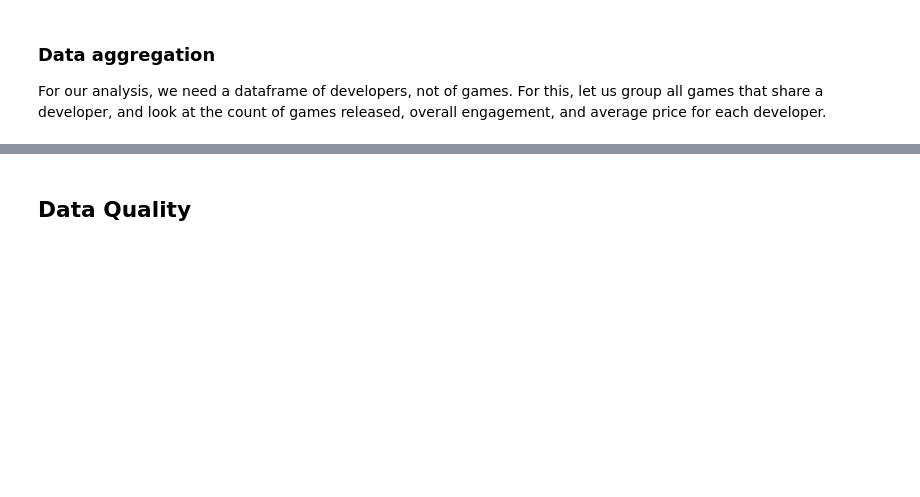
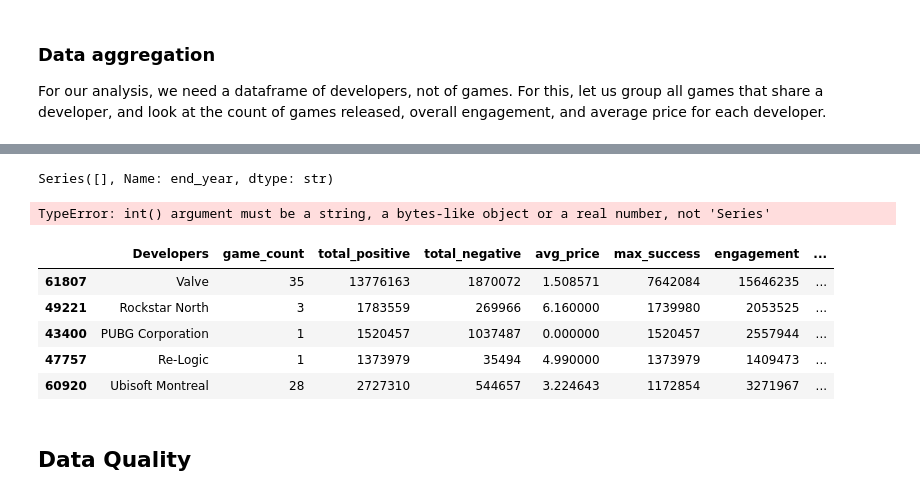
Before and after one commit to mangabe16/steam-developer-career-patterns, a Jupyter notebook: submission copy.ipynb, the cells around one changed output, grey strips where cells are left out. Saved outputs shown, nothing was run; the diff lists cells and outputs as text; code cells hidden in the pictures; blank space fills up the shorter version.

```diff
--- a/submission copy.ipynb
+++ b/submission copy.ipynb
@@ -48,0 +99,4 @@ developers_df.head()
+# %%
+developers_df['end_year'][-1:-4]
+# %% [output]
+Series([], Name: end_year, dtype: str)
@@ -49,3 +105,18 @@ developers_df.head()
+# %%
+developers_df['years_active'] = int(developers_df['end_year'][-1:-4]) - int(developers_df['start_year'][-1:-4])
+# %% [output]
+TypeError: int() argument must be a string, a bytes-like object or a real number, not 'Series'
+# %%
+copy_copy_df = developers_df.copy()
+copy_copy_df = copy_copy_df.sort_values(by='max_success', ascending=False)
+copy_copy_df.head()
+# %% [output]
+|  | Developers | game_count | total_positive | total_negative | avg_price | max_success | engagement | ... |
+| 61807 | Valve | 35 | 13776163 | 1870072 | 1.508571 | 7642084 | 15646235 | ... |
+| 49221 | Rockstar North | 3 | 1783559 | 269966 | 6.160000 | 1739980 | 2053525 | ... |
+| 43400 | PUBG Corporation | 1 | 1520457 | 1037487 | 0.000000 | 1520457 | 2557944 | ... |
+| 47757 | Re-Logic | 1 | 1373979 | 35494 | 4.990000 | 1373979 | 1409473 | ... |
+| 60920 | Ubisoft Montreal | 28 | 2727310 | 544657 | 3.224643 | 1172854 | 3271967 | ... |
 # %% [markdown]
 ## Data Quality
 # %%
```
Also changed, not shown: parts of 12 cells of this notebook.
